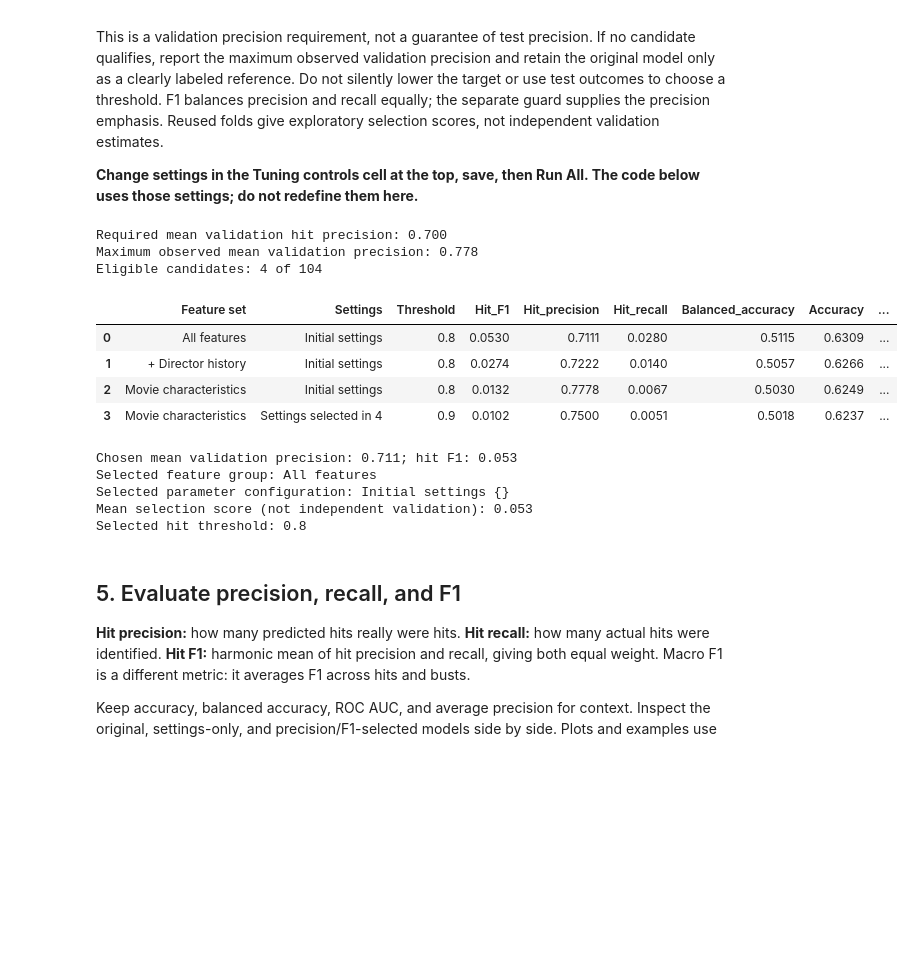
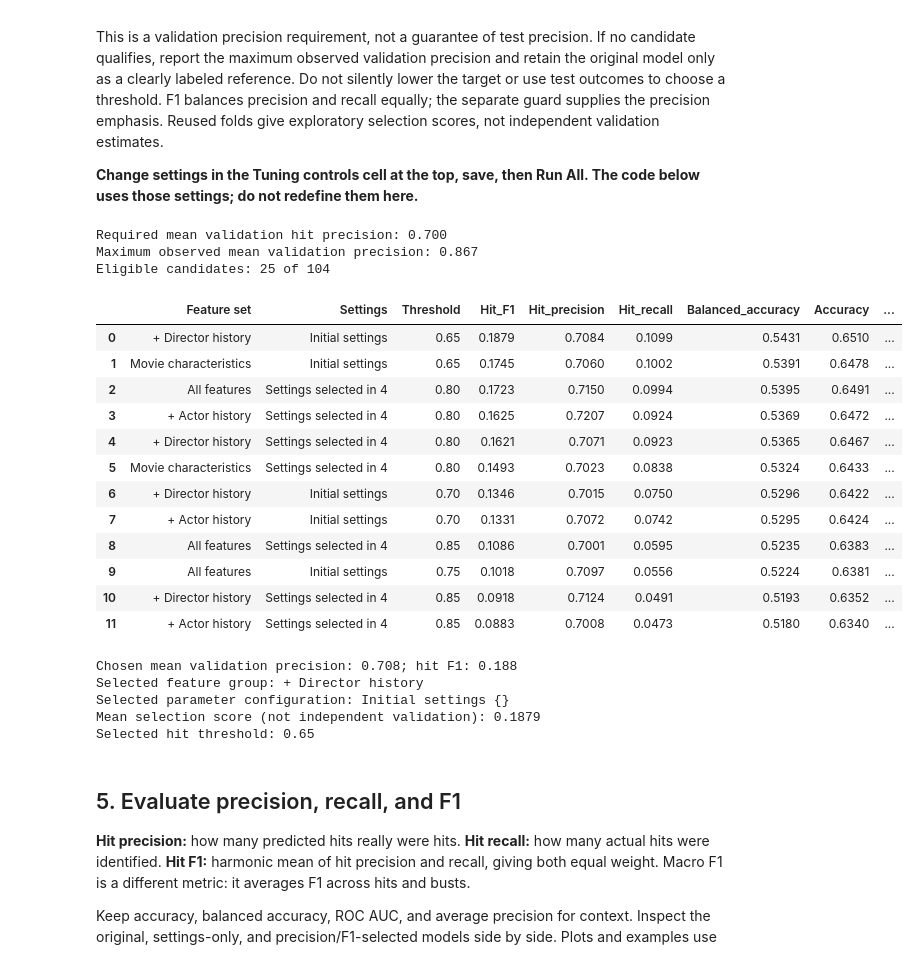
Before and after one commit to DS-6021-Group-2/DS6021_Group2_FinalProject, a Jupyter notebook: Modeling_scripts/success_models/logistic_regression.ipynb, the cells around one changed output. Cells and saved outputs as stored; diff of their text form; code cells hidden in the pictures; blank space fills up the shorter version.

```diff
--- a/Modeling_scripts/success_models/logistic_regression.ipynb
+++ b/Modeling_scripts/success_models/logistic_regression.ipynb
@@ -96,7 +98,7 @@ Use movie characteristics and earlier history. Exclude both `success` and `vote_
 ID_COLUMNS = ["tmdb_id", "imdb_id", "title_tmdb", "release_date"]
 TARGET_COLUMNS = ["success", "vote_average"]
 NUMERIC_FEATURES = [
-    "runtime", "release_year", "n_genres", "imdb_director_count",
+    "runtime", "log_budget", "release_year", "n_genres", "imdb_director_count",
     "dir_prior_success_rate_smoothed", "dir_prior_rating_smoothed",
     "dir_prior_rated_films_log1p", "dir_prior_films_log1p",
     "dir_years_active_log1p", "dir_prior_known_films_log1p",
@@ -111,7 +113,7 @@ FEATURE_COLUMNS = NUMERIC_FEATURES + CATEGORICAL_FEATURES + BINARY_FEATURES
 assert len(FEATURE_COLUMNS) == len(set(FEATURE_COLUMNS))
 assert set(movies) == set(ID_COLUMNS + TARGET_COLUMNS + FEATURE_COLUMNS)
 assert not set(ID_COLUMNS + TARGET_COLUMNS) & set(FEATURE_COLUMNS)
-assert not {"budget", "log_budget", "revenue", "revenue_to_budget", "popularity", "vote_count"} & set(FEATURE_COLUMNS)
+assert not {"budget", "revenue", "revenue_to_budget", "popularity", "vote_count"} & set(FEATURE_COLUMNS)
 assert movies[BINARY_FEATURES].isin([0, 1]).all().all()
 
 X = movies[FEATURE_COLUMNS].copy()
@@ -298,7 +300,7 @@ settings_train_prediction = train_prediction.copy()
 settings_test_prediction = test_prediction.copy()
 
 movie_features = (
-    ["runtime", "release_year", "n_genres", "imdb_director_count"]
+    ["runtime", "log_budget", "release_year", "n_genres", "imdb_director_count"]
     + CATEGORICAL_FEATURES
     + ["is_sequel", "is_english"]
     + [column for column in BINARY_FEATURES if column.startswith("genre_")]
@@ -384,44 +386,52 @@ if precision_requirement_met:
         display(eligible_candidates.drop(columns=["Threshold distance"]).head(12).round(4))
     winner = eligible_candidates.iloc[0]
     assert winner["Hit_precision"] >= precision_floor - 1e-12
     selection_status = "Precision/F1-selected"
     print(f"Chosen mean validation precision: {winner['Hit_precision']:.3f}; hit F1: {winner['Hit_F1']:.3f}")
 else:
     print("No candidate meets the configured validation precision. The original model is retained for reference, not presented as meeting the target.")
     display(improvement_summary.sort_values("Hit_precision", ascending=False).head(5).round(4))
     winner = original_validation.iloc[0]
     selection_status = "Original baseline (precision target infeasible)"
 selected_feature_set = winner["Feature set"]
 selected_feature_columns = feature_versions[selected_feature_set]
 selected_parameters = improvement_configurations[winner["Settings"]]
 print("Selected feature group:", selected_feature_set)
 print("Selected parameter configuration:", winner["Settings"], selected_parameters)
 print("Mean selection score (not independent validation):", round(float(winner[TUNING_METRIC]), 4))
 
 model = make_classifier(selected_feature_columns).set_params(**selected_parameters)
 model.fit(X_train, y_train)
 assert set(selected_feature_columns).isdisjoint(TARGET_COLUMNS + ID_COLUMNS)
 selected_threshold = float(winner["Threshold"])
 print("Selected hit threshold:", selected_threshold)
 train_probability = model.predict_proba(X_train)[:, list(model.classes_).index(1)]
 test_probability = model.predict_proba(X_test)[:, list(model.classes_).index(1)]
 train_prediction = (train_probability >= selected_threshold).astype(int)
 test_prediction = (test_probability >= selected_threshold).astype(int)
 assert np.isfinite(test_probability).all()
 # %% [output]
 Required mean validation hit precision: 0.700
-Maximum observed mean validation precision: 0.778
-Eligible candidates: 4 of 104
+Maximum observed mean validation precision: 0.867
+Eligible candidates: 25 of 104
 |  | Feature set | Settings | Threshold | Hit_F1 | Hit_precision | Hit_recall | Balanced_accuracy | Accuracy | ... |
-| 0 | All features | Initial settings | 0.8 | 0.0530 | 0.7111 | 0.0280 | 0.5115 | 0.6309 | ... |
-| 1 | + Director history | Initial settings | 0.8 | 0.0274 | 0.7222 | 0.0140 | 0.5057 | 0.6266 | ... |
-| 2 | Movie characteristics | Initial settings | 0.8 | 0.0132 | 0.7778 | 0.0067 | 0.5030 | 0.6249 | ... |
-| 3 | Movie characteristics | Settings selected in 4 | 0.9 | 0.0102 | 0.7500 | 0.0051 | 0.5018 | 0.6237 | ... |
+| 0 | + Director history | Initial settings | 0.65 | 0.1879 | 0.7084 | 0.1099 | 0.5431 | 0.6510 | ... |
+| 1 | Movie characteristics | Initial settings | 0.65 | 0.1745 | 0.7060 | 0.1002 | 0.5391 | 0.6478 | ... |
+| 2 | All features | Settings selected in 4 | 0.80 | 0.1723 | 0.7150 | 0.0994 | 0.5395 | 0.6491 | ... |
+| 3 | + Actor history | Settings selected in 4 | 0.80 | 0.1625 | 0.7207 | 0.0924 | 0.5369 | 0.6472 | ... |
+| 4 | + Director history | Settings selected in 4 | 0.80 | 0.1621 | 0.7071 | 0.0923 | 0.5365 | 0.6467 | ... |
+| 5 | Movie characteristics | Settings selected in 4 | 0.80 | 0.1493 | 0.7023 | 0.0838 | 0.5324 | 0.6433 | ... |
+| 6 | + Director history | Initial settings | 0.70 | 0.1346 | 0.7015 | 0.0750 | 0.5296 | 0.6422 | ... |
+| 7 | + Actor history | Initial settings | 0.70 | 0.1331 | 0.7072 | 0.0742 | 0.5295 | 0.6424 | ... |
+| 8 | All features | Settings selected in 4 | 0.85 | 0.1086 | 0.7001 | 0.0595 | 0.5235 | 0.6383 | ... |
+| 9 | All features | Initial settings | 0.75 | 0.1018 | 0.7097 | 0.0556 | 0.5224 | 0.6381 | ... |
+| 10 | + Director history | Settings selected in 4 | 0.85 | 0.0918 | 0.7124 | 0.0491 | 0.5193 | 0.6352 | ... |
+| 11 | + Actor history | Settings selected in 4 | 0.85 | 0.0883 | 0.7008 | 0.0473 | 0.5180 | 0.6340 | ... |
-Chosen mean validation precision: 0.711; hit F1: 0.053
-Selected feature group: All features
+Chosen mean validation precision: 0.708; hit F1: 0.188
+Selected feature group: + Director history
 Selected parameter configuration: Initial settings {}
-Mean selection score (not independent validation): 0.053
-Selected hit threshold: 0.8
+Mean selection score (not independent validation): 0.1879
+Selected hit threshold: 0.65
 # %% [markdown]
 ## 5. Evaluate precision, recall, and F1
 **Hit precision:** how many predicted hits really were hits. **Hit recall:** how many actual hits were identified. **Hit F1:** harmonic mean of hit precision and recall, giving both equal weight. Macro F1 is a different metric: it averages F1 across hits and busts.
```
Also changed, not shown: parts of 7 cells of this notebook, 19 other files.
